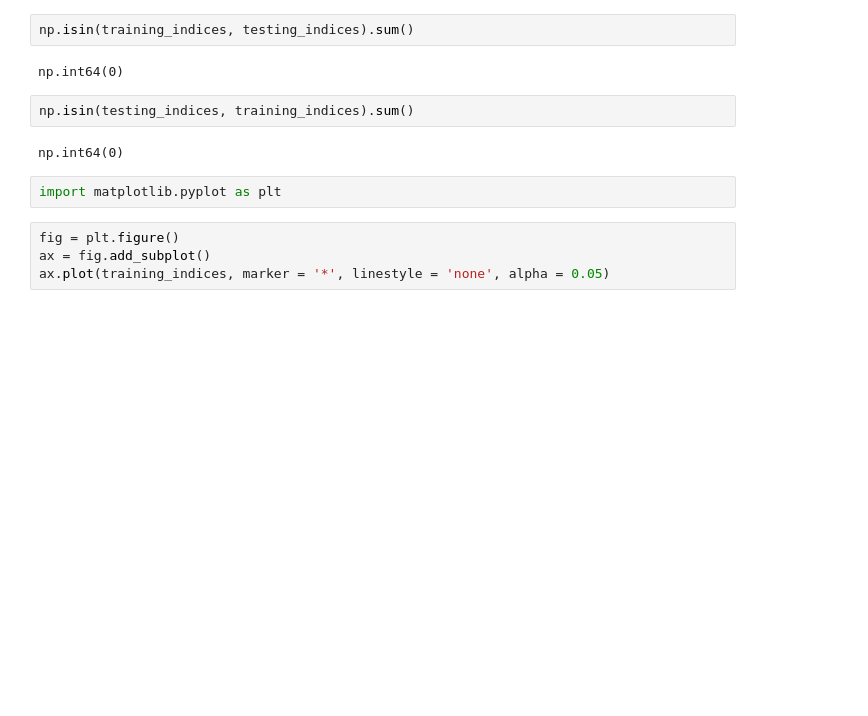
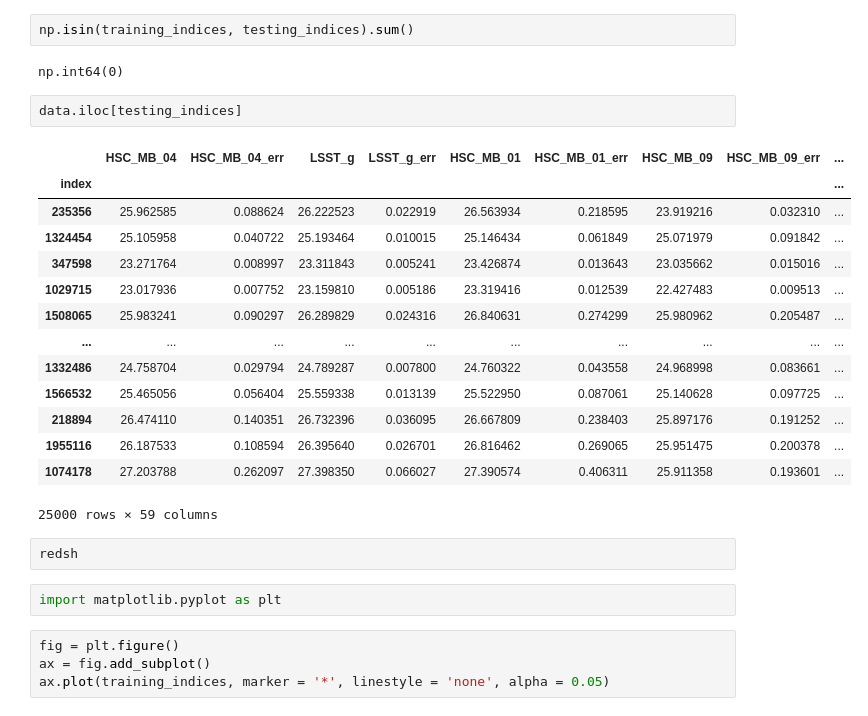
Before and after one commit to lsajkov/rail_umap, a Jupyter notebook: src/optimization/UMAP_optimizer.ipynb, the cells around one changed output. Cells and saved outputs as stored; diff of their text form; blank space fills up the shorter version.

```diff
--- a/src/optimization/UMAP_optimizer.ipynb
+++ b/src/optimization/UMAP_optimizer.ipynb
@@ -52,9 +52,24 @@ np.isin(training_indices, testing_indices).sum()
 # %% [output]
 np.int64(0)
 # %%
-np.isin(testing_indices, training_indices).sum()
+data.iloc[testing_indices]
 # %% [output]
+|  | HSC_MB_04 | HSC_MB_04_err | LSST_g | LSST_g_err | HSC_MB_01 | HSC_MB_01_err | HSC_MB_09 | HSC_MB_09_err | ... |
+| index |  |  |  |  |  |  |  |  | ... |
+| 235356 | 25.962585 | 0.088624 | 26.222523 | 0.022919 | 26.563934 | 0.218595 | 23.919216 | 0.032310 | ... |
+| 1324454 | 25.105958 | 0.040722 | 25.193464 | 0.010015 | 25.146434 | 0.061849 | 25.071979 | 0.091842 | ... |
+| 347598 | 23.271764 | 0.008997 | 23.311843 | 0.005241 | 23.426874 | 0.013643 | 23.035662 | 0.015016 | ... |
+| 1029715 | 23.017936 | 0.007752 | 23.159810 | 0.005186 | 23.319416 | 0.012539 | 22.427483 | 0.009513 | ... |
+| 1508065 | 25.983241 | 0.090297 | 26.289829 | 0.024316 | 26.840631 | 0.274299 | 25.980962 | 0.205487 | ... |
+| ... | ... | ... | ... | ... | ... | ... | ... | ... | ... |
+| 1332486 | 24.758704 | 0.029794 | 24.789287 | 0.007800 | 24.760322 | 0.043558 | 24.968998 | 0.083661 | ... |
+| 1566532 | 25.465056 | 0.056404 | 25.559338 | 0.013139 | 25.522950 | 0.087061 | 25.140628 | 0.097725 | ... |
+| 218894 | 26.474110 | 0.140351 | 26.732396 | 0.036095 | 26.667809 | 0.238403 | 25.897176 | 0.191252 | ... |
+| 1955116 | 26.187533 | 0.108594 | 26.395640 | 0.026701 | 26.816462 | 0.269065 | 25.951475 | 0.200378 | ... |
+| 1074178 | 27.203788 | 0.262097 | 27.398350 | 0.066027 | 27.390574 | 0.406311 | 25.911358 | 0.193601 | ... |
-np.int64(0)
+25000 rows × 59 columns
+# %%
+redsh
 # %%
 import matplotlib.pyplot as plt
 # %%
```
Also changed, not shown: parts of 4 cells of this notebook, 2 other files.
